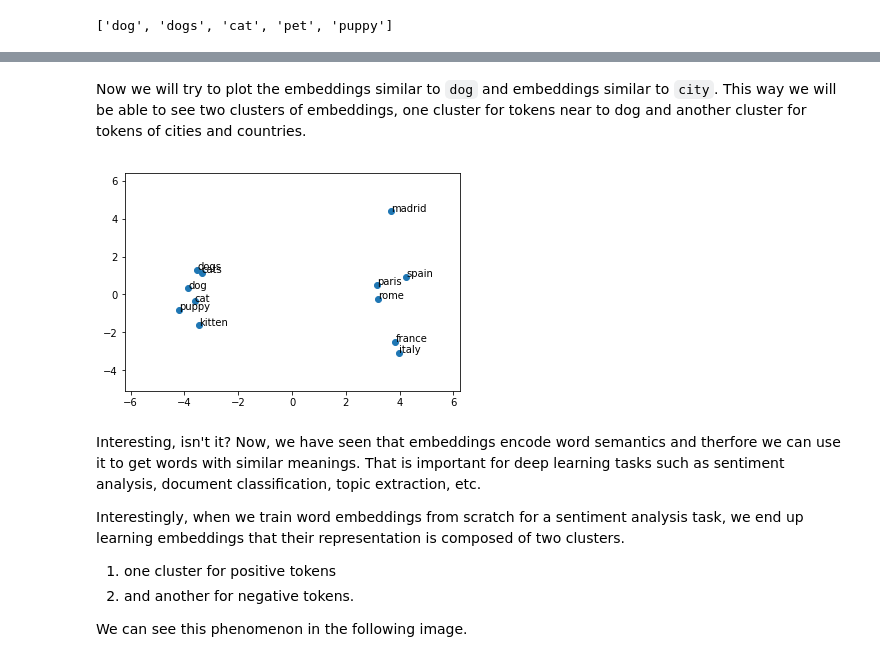
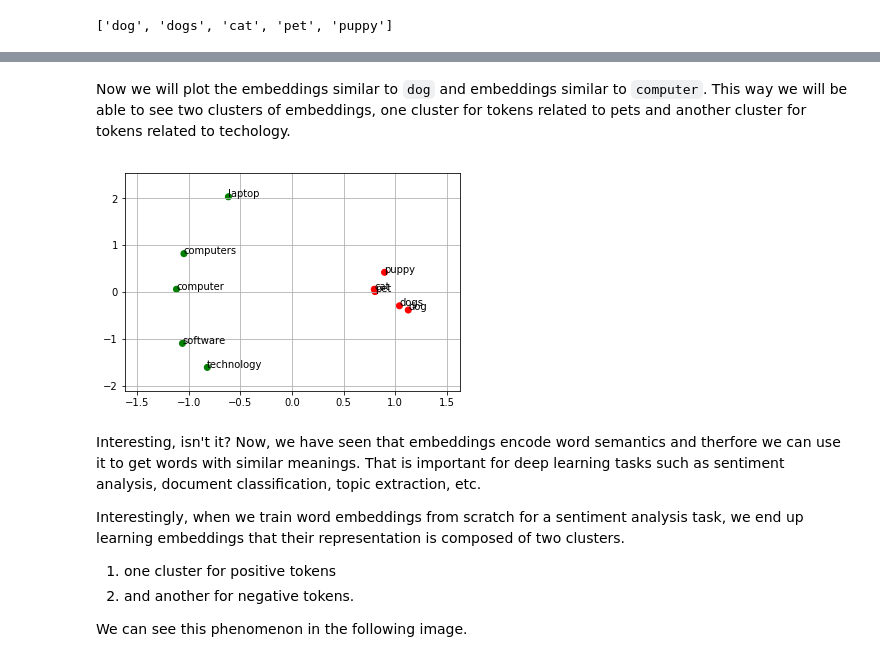
Before and after one commit to Guillem96/playing-with-word-embeddings, a Jupyter notebook: playing-word-embeddings.ipynb, the cells around one changed output, grey strips where cells are left out. Drawn from its saved outputs; the diff is of its cells as text; code cells hidden in the pictures.

```diff
--- a/playing-word-embeddings.ipynb
+++ b/playing-word-embeddings.ipynb
@@ -199,7 +231,7 @@ Try to understand this function because it will be crucial with the following ex
 # %%
 def get_closest(x, top_k=3):
   """
-  Get the closest embeddings
+  Get the closest embeddings calculating the euclidean distance
 
   Parameters
   ----------
@@ -222,5 +254,5 @@ def get_closest(x, top_k=3):
   distances = np.linalg.norm(distances, axis=1)
   # Sort distance and keep the smallest k
   min_idx = np.argsort(distances)[:top_k]
-  return {list(embeddings.keys())[i]: embedding_matrix[i] for i in min_idx}
+  return {list(embeddings)[i]: embedding_matrix[i] for i in min_idx}
 # %% [markdown]
@@ -237,32 +276,47 @@ Fortunately, we can plot those similarities in a 2D space to then better visuali
 # %%
 import matplotlib.pyplot as plt
-from sklearn.manifold import TSNE
 from sklearn.decomposition  import PCA
 
-def plot_embeddings(embeddings, names):
+def to_2d(embeddings):
   # To reduce embedding dims without losing much information we use PCA
-  tsne = PCA(n_components=2)
-  Y = tsne.fit_transform(np.array([embeddings[k] for k in names]))
+  pca = PCA(n_components=2, whiten=True)
+  pca.fit(embeddings)
+  return pca.transform(embeddings)
 
-  x_coords = Y[:, 0]
-  y_coords = Y[:, 1]
 
-  plt.scatter(x_coords, y_coords)
+def annotated_scatter(points, names, color='blue'):
+  x_coords = points[:, 0]
+  y_coords = points[:, 1]
+
+  plt.scatter(x_coords, y_coords, c=color)
   for label, x, y in zip(names, x_coords, y_coords):
     plt.annotate(label, xy=(x, y), xytext=(0, 0), textcoords='offset points')
 
-  plt.xlim(x_coords.min() - 2, x_coords.max() + 2)
-  plt.ylim(y_coords.min() - 2, y_coords.max() + 2)
-  plt.show()
+  plt.xlim(x_coords.min() - .5, x_coords.max() + .5)
+  plt.ylim(y_coords.min() - .5, y_coords.max() + .5)
+
+
+def plot_embeddings(embeddings, names, color='blue', show=True):
+  X_train = np.array([embeddings[k] for k in names])
+
+  embeddings_2d = to_2d(X_train)
+
+  annotated_scatter(embeddings_2d, names, color)
+  plt.grid()
+
+  if show:
+    plt.show()
 # %% [markdown]
-Now we will try to plot the embeddings similar to `dog` and embeddings similar to `city`. This way we will be able to see two clusters of embeddings, one cluster for tokens near to dog and another cluster for tokens of cities and countries.
+Now we will plot the embeddings similar to `dog` and embeddings similar to `computer`. This way we will be able to see two clusters of embeddings, one cluster for tokens related to pets and another cluster for tokens related to techology.
-# %%
-to_plot = ['dog', 'dogs', 'cat', 'cats', 'puppy', 'kitten',
-            'madrid', 'spain','france', 'paris', 'italy', 'rome']
-
-plot_embeddings(embeddings, to_plot)
-# %% [output]
-[figure, removed]
+# %%
+near_dog = list(similar_animal)
+near_computer = list(get_closest(embeddings['computer'], top_k=5))
+
+plot_embeddings(embeddings,
+                near_dog + near_computer,
+                color=['red'] * len(near_dog) + ['green'] * len(near_computer));
+# %% [output]
+[figure, added]
 # %% [markdown]
 Interesting, isn't it? Now, we have seen that embeddings encode word semantics and therfore we can use it to get words with similar meanings. That is important for deep learning tasks such as sentiment analysis, document classification, topic extraction, etc.
 
```
Also changed, not shown: parts of 23 cells of this notebook.
